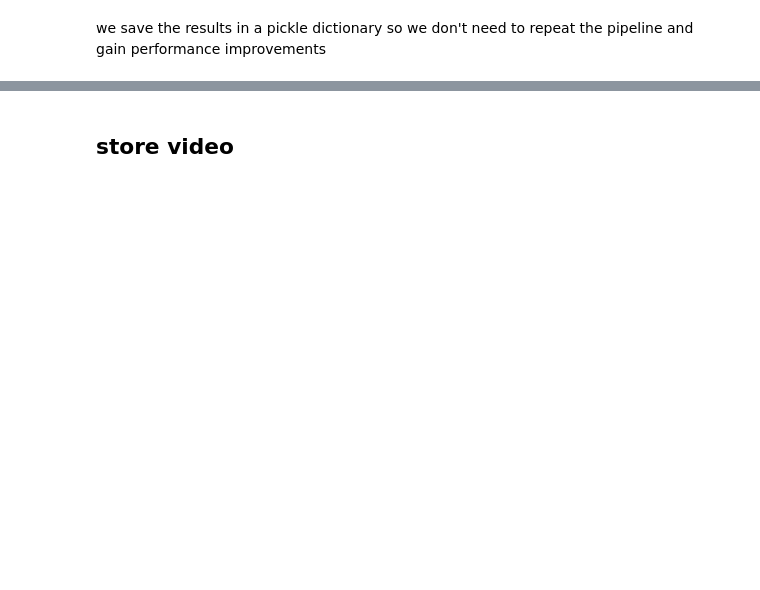
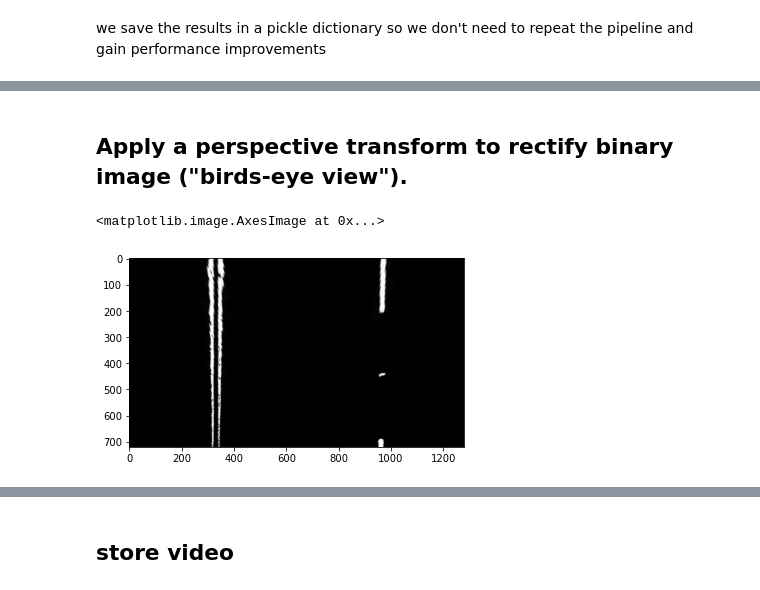
Before and after one commit to KareimGazer/Perception-Stack, a Jupyter notebook: main.ipynb, the cells around one changed output, grey strips where cells are left out. Cells and saved outputs as stored; diff of their text form; code cells hidden in the pictures; blank space fills up the shorter version.

```diff
--- a/main.ipynb
+++ b/main.ipynb
@@ -32,0 +112,24 @@ mtx, dist
+# %% [markdown]
+## Apply a perspective transform to rectify binary image ("birds-eye view").
+# %%
+import numpy as np
+import matplotlib.pyplot as plt
+import matplotlib.image as mpimg
+import glob
+import bird_view
+import lanes
+import cv2
+import rad
+
+images_names = glob.glob('output_images/roads_binary/*.jpg')
+# undists = glob.glob('output_images/calibrated_roads/*.jpg')
+for index, image_name in enumerate(images_names):
+    image = mpimg.imread(image_name)
+    binary_warped, matrix, matrix_inv = bird_view.get_bird_view(image)
+    plt.imsave('output_images/roads_view/{}.jpg'.format(index), binary_warped,
+               cmap='gray')
+thresh_road = plt.imread('output_images/roads_view/0.jpg')
+plt.imshow(thresh_road)
+# %% [output]
+<matplotlib.image.AxesImage at 0x...>
+[figure, added]
```
Also changed, not shown: parts of 23 cells of this notebook, 37 other files.
